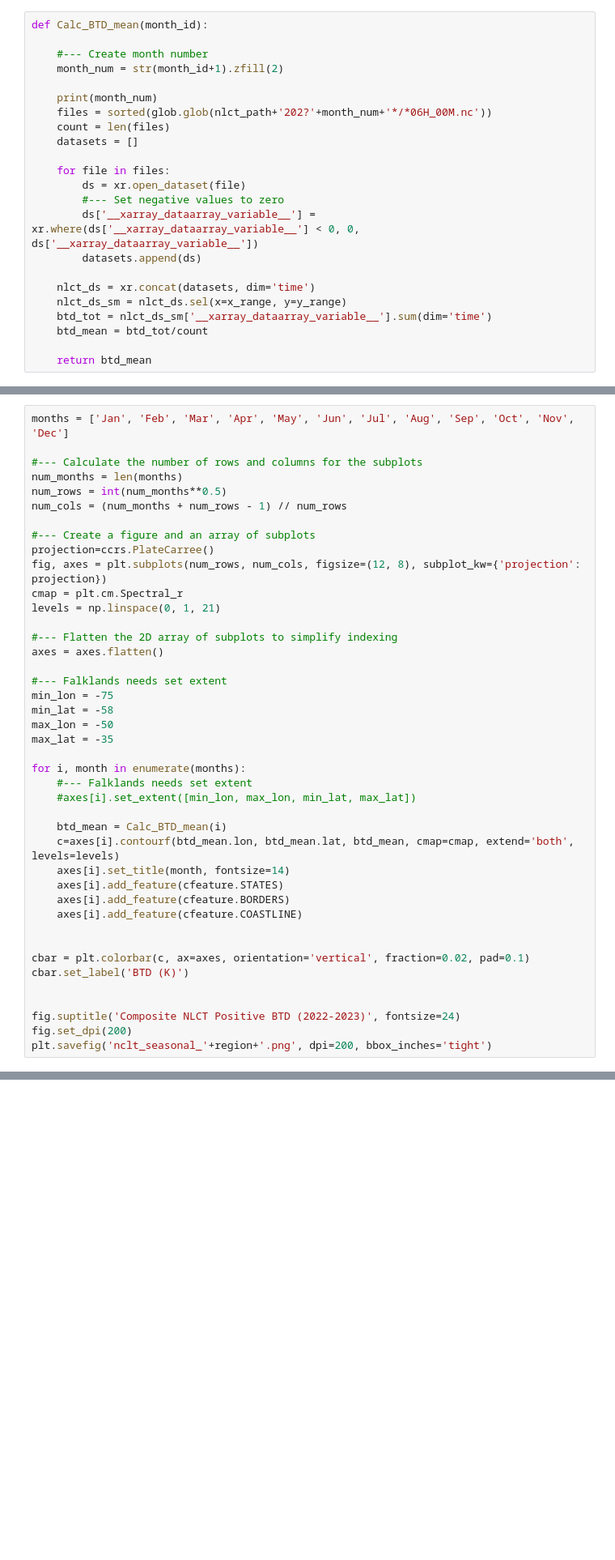
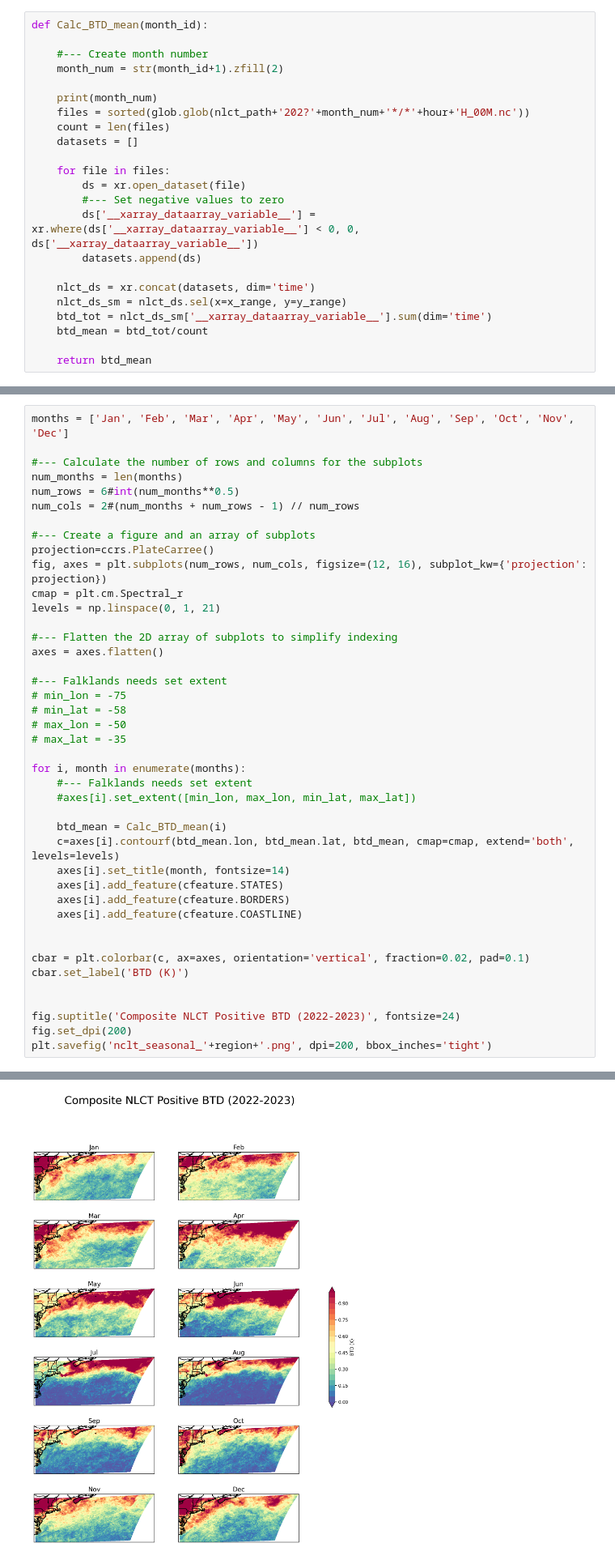
Before and after one commit to jesseturner/FalseLowClouds, a Jupyter notebook: Nighttime_Low_Cloud_Test/NLCT_Seasonal.ipynb, the cells around one changed output, grey strips where cells are left out. Shown at 81% size. Cells and saved outputs as stored; diff of their text form; blank space fills up the shorter version.

```diff
--- a/Nighttime_Low_Cloud_Test/NLCT_Seasonal.ipynb
+++ b/Nighttime_Low_Cloud_Test/NLCT_Seasonal.ipynb
@@ -103,7 +117,7 @@ def Calc_BTD_mean(month_id):
     month_num = str(month_id+1).zfill(2)
 
     print(month_num)
-    files = sorted(glob.glob(nlct_path+'202?'+month_num+'*/*06H_00M.nc'))
+    files = sorted(glob.glob(nlct_path+'202?'+month_num+'*/*'+hour+'H_00M.nc'))
     count = len(files)
     datasets = []
 
@@ -126,12 +145,12 @@ months = ['Jan', 'Feb', 'Mar', 'Apr', 'May', 'Jun', 'Jul', 'Aug', 'Sep', 'Oct',
 
 #--- Calculate the number of rows and columns for the subplots
 num_months = len(months)
-num_rows = int(num_months**0.5)
-num_cols = (num_months + num_rows - 1) // num_rows
+num_rows = 6#int(num_months**0.5)
+num_cols = 2#(num_months + num_rows - 1) // num_rows
 
 #--- Create a figure and an array of subplots
 projection=ccrs.PlateCarree()
-fig, axes = plt.subplots(num_rows, num_cols, figsize=(12, 8), subplot_kw={'projection': projection})
+fig, axes = plt.subplots(num_rows, num_cols, figsize=(12, 16), subplot_kw={'projection': projection})
 cmap = plt.cm.Spectral_r
 levels = np.linspace(0, 1, 21)
 
@@ -139,10 +158,10 @@ levels = np.linspace(0, 1, 21)
 axes = axes.flatten()
 
 #--- Falklands needs set extent
-min_lon = -75
-min_lat = -58
-max_lon = -50
-max_lat = -35
+# min_lon = -75
+# min_lat = -58
+# max_lon = -50
+# max_lat = -35
 
 for i, month in enumerate(months):
     #--- Falklands needs set extent
@@ -163,3 +182,4 @@ cbar.set_label('BTD (K)')
 fig.suptitle('Composite NLCT Positive BTD (2022-2023)', fontsize=24)
 fig.set_dpi(200)
 plt.savefig('nclt_seasonal_'+region+'.png', dpi=200, bbox_inches='tight')
+# %% [output]
@@ -165,0 +198 @@ plt.savefig('nclt_seasonal_'+region+'.png', dpi=200, bbox_inches='tight')
+[figure, added]
```
Also changed, not shown: parts of 7 cells of this notebook, 8 other files.
